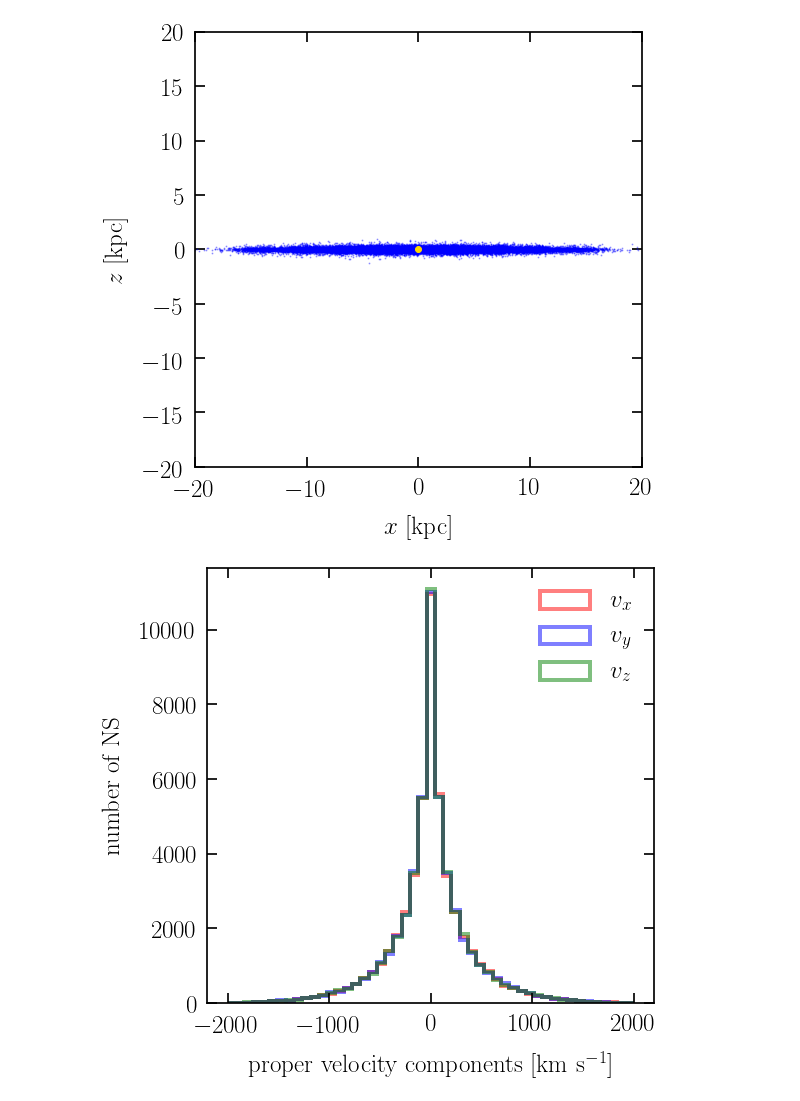
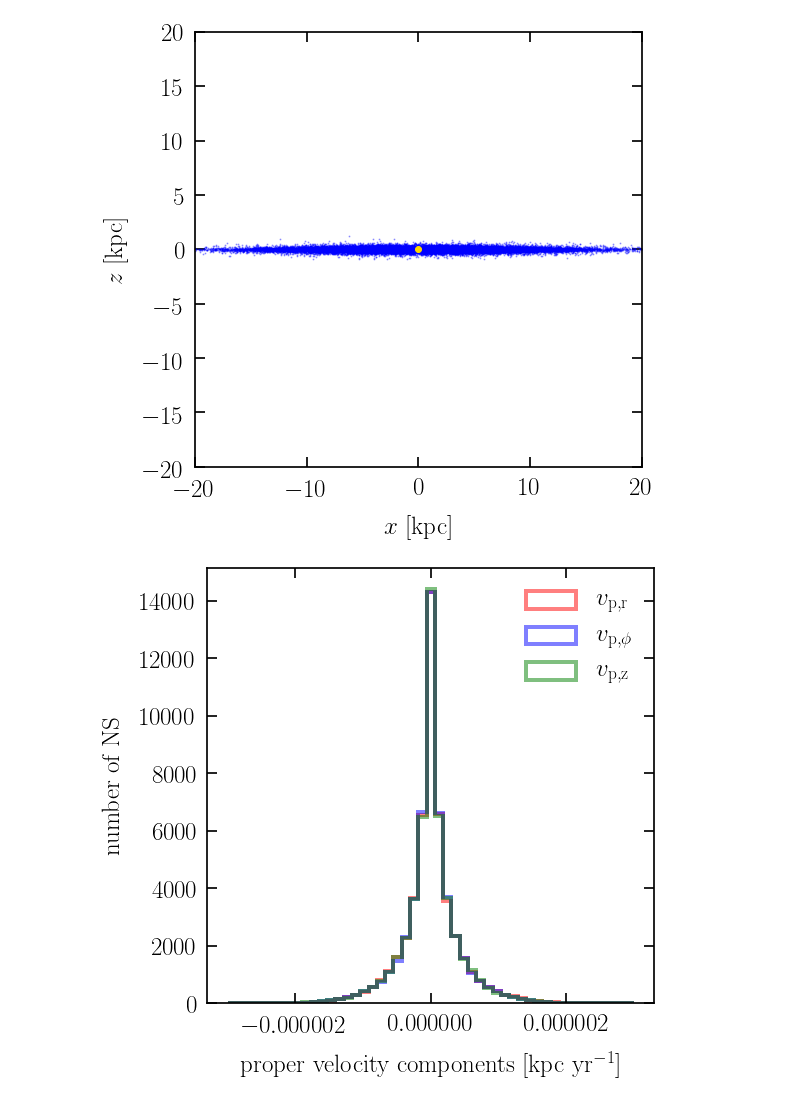
Before and after one commit to ice-csic-astroexotic/ML-Poppyns, a Jupyter notebook: examples/simulator/initial_population_plots.ipynb, the cells around one changed output. Saved outputs shown, nothing was run; the diff lists cells and outputs as text; code cells hidden in the pictures.

Commit message:
Issue #14: adding the updated jupyter notebooks to the repository. Adding a jupyter notebook to plot the output of the evolved population

```diff
--- a/examples/simulator/initial_population_plots.ipynb
+++ b/examples/simulator/initial_population_plots.ipynb
@@ -42,6 +42,6 @@ rcParams["ytick.minor.size"] = "5.0"
 rcParams["ytick.minor.width"] = "1.7"
 rcParams["ytick.labelsize"] = "25"
 # %%
-data = pd.read_csv("./data/initial_population.txt")
+data = pd.read_csv("../data/initial_population.txt")
 data.head()
 # %% [output]
@@ -64,10 +64,12 @@ data.head()
 # %%
+r_initial = pd.to_numeric(data["r_initial"]).values
 x_initial = pd.to_numeric(data["x_initial"]).values
 y_initial = pd.to_numeric(data["y_initial"]).values
 z_initial = pd.to_numeric(data["z_initial"]).values
-vp_x_initial = pd.to_numeric(data["vp_x_initial"]).values
-vp_y_initial = pd.to_numeric(data["vp_y_initial"]).values
-vp_z_initial = pd.to_numeric(data["vp_z_initial"]).values
+vp_r = pd.to_numeric(data["vp_r"]).values
+vp_phi = pd.to_numeric(data["vp_phi"]).values
+vp_z = pd.to_numeric(data["vp_z"]).values
+v_orb = pd.to_numeric(data["v_orb"]).values
 # %%
 fig, ax = plt.subplots()
 
@@ -113,18 +115,19 @@ ax.set_ylim(-20.0, 20.0)
 
 plt.show()
 # %% [output]
-[figure, old version]
+[figure, new version]
 # %%
 fig, ax = plt.subplots()
-x_bins = np.linspace(-2000.,2000.,50)
+#x_bins = np.linspace(-2000.,2000.,50)  # bins for velocity in km / s
+x_bins = np.linspace(-3.e-6,3.e-6,50)
 
-ax.hist(vp_x_initial, bins=x_bins,histtype='step',edgecolor='red',lw=4,alpha=0.5,label=r'$v_x$')
-ax.hist(vp_y_initial, bins=x_bins,histtype='step',edgecolor='blue',lw=4,alpha=0.5,label=r'$v_y$')
-ax.hist(vp_z_initial, bins=x_bins,histtype='step',edgecolor='green',lw=4,alpha=0.5,label=r'$v_z$')
-ax.set_xlabel(r'proper velocity components [km s$^{-1}$]')
+ax.hist(vp_r, bins=x_bins,histtype='step',edgecolor='red',lw=4,alpha=0.5,label=r'$v_{\rm{p,}r}$')
+ax.hist(vp_phi, bins=x_bins,histtype='step',edgecolor='blue',lw=4,alpha=0.5,label=r'$v_{\rm{p,}\phi}$')
+ax.hist(vp_z, bins=x_bins,histtype='step',edgecolor='green',lw=4,alpha=0.5,label=r'$v_{\rm{p,}z}$')
+ax.set_xlabel(r'proper velocity components [kpc yr$^{-1}$]')
 ax.set_ylabel(r'number of NS')
 plt.legend(frameon=False,loc=0)
 
 plt.show()
 # %% [output]
-[figure, old version]
+[figure, new version]
```
Also changed, not shown: parts of 4 cells of this notebook, 1 other file.
